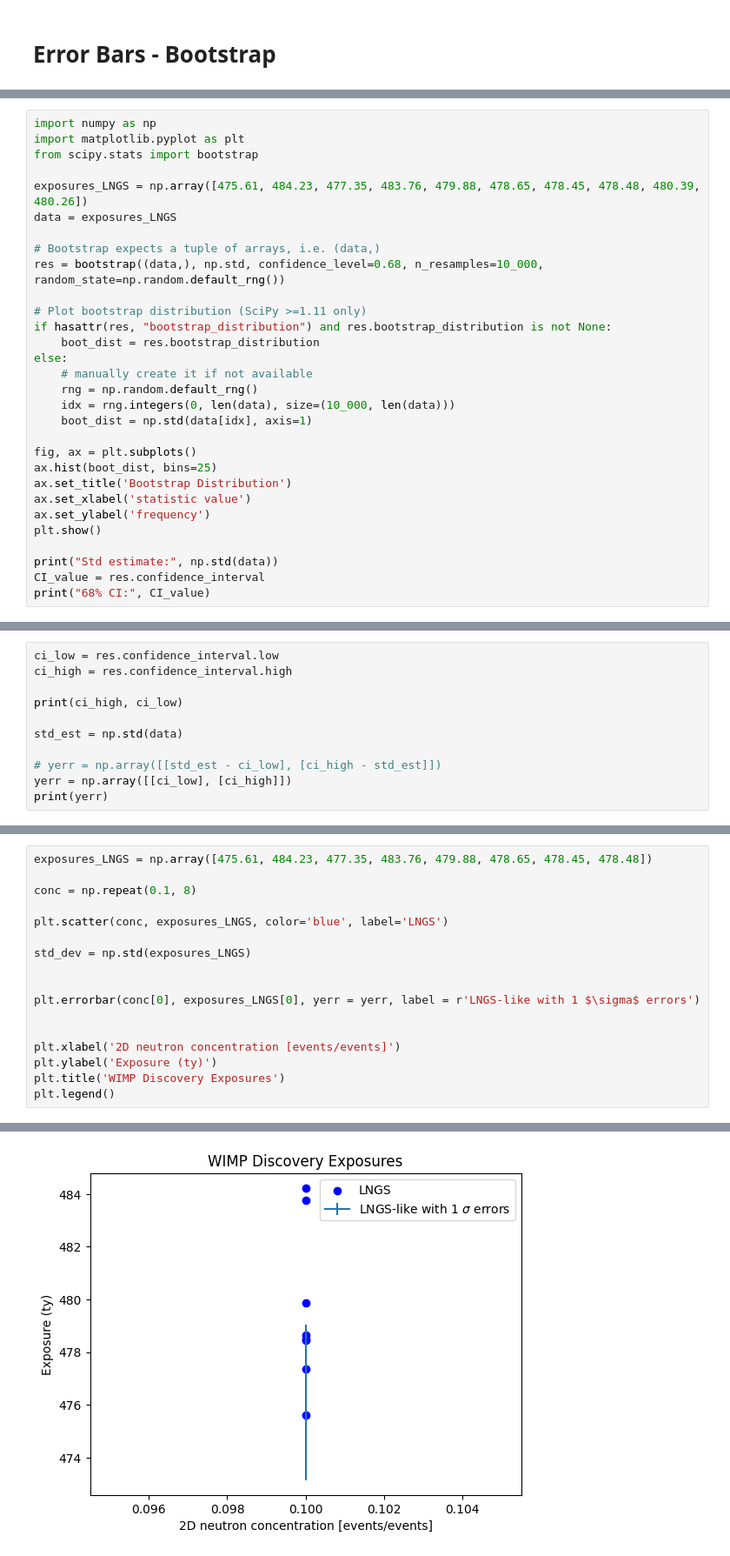
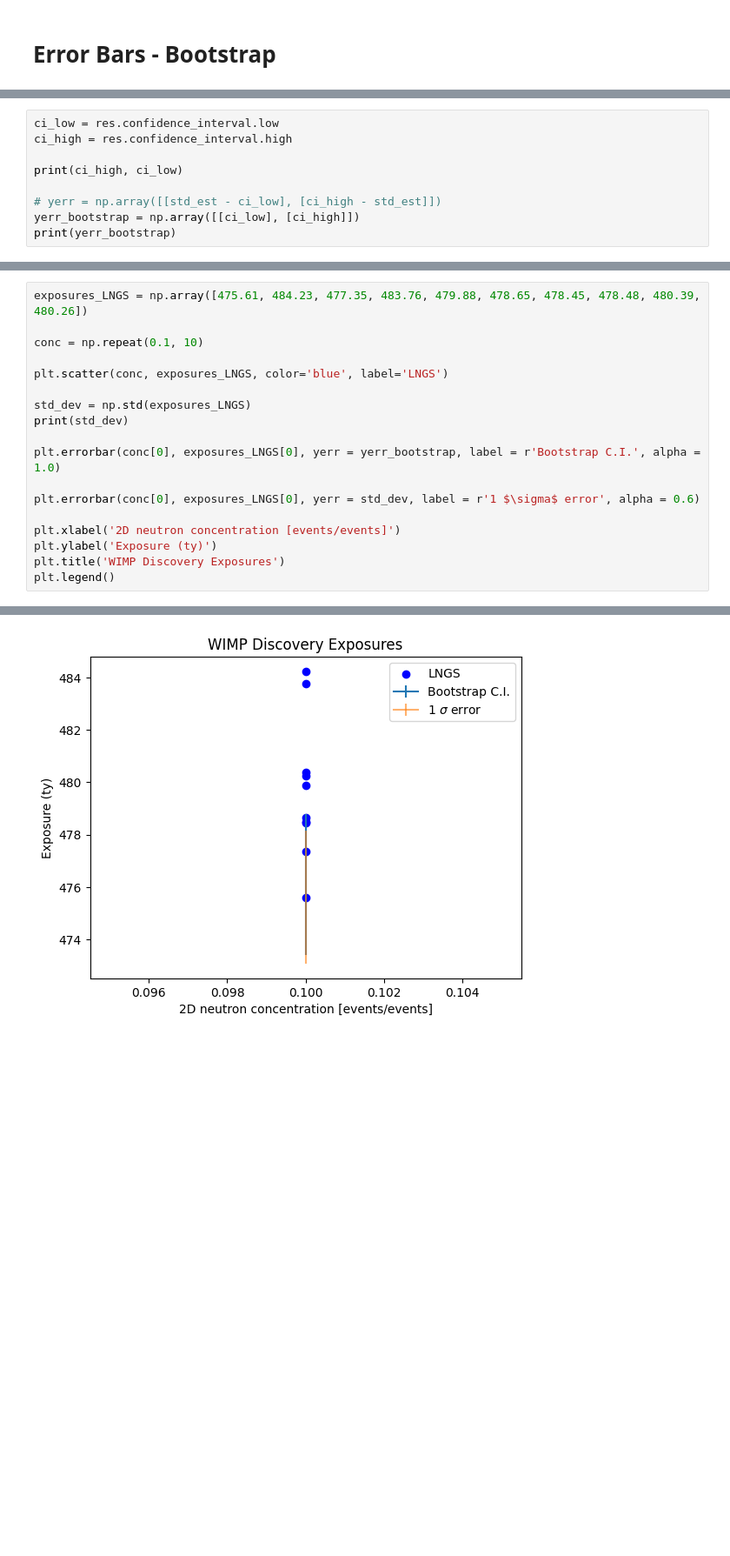
Before and after one commit to robertsjames/FlameFitSimple, a Jupyter notebook: analyses/WIMP_discovery/get_results_errors.ipynb, the cells around one changed output, grey strips where cells are left out. Shown at 87% size. Drawn from its saved outputs; the diff is of its cells as text; blank space fills up the shorter version.

```diff
--- a/analyses/WIMP_discovery/get_results_errors.ipynb
+++ b/analyses/WIMP_discovery/get_results_errors.ipynb
@@ -241,30 +712,0 @@ plt.show()
-# %%
-import numpy as np
-import matplotlib.pyplot as plt
-from scipy.stats import bootstrap
-
-exposures_LNGS = np.array([475.61, 484.23, 477.35, 483.76, 479.88, 478.65, 478.45, 478.48, 480.39, 480.26])
-data = exposures_LNGS
-
-# Bootstrap expects a tuple of arrays, i.e. (data,)
-res = bootstrap((data,), np.std, confidence_level=0.68, n_resamples=10_000, random_state=np.random.default_rng())
-
-# Plot bootstrap distribution (SciPy >=1.11 only)
-if hasattr(res, "bootstrap_distribution") and res.bootstrap_distribution is not None:
-    boot_dist = res.bootstrap_distribution
-else:
-    # manually create it if not available
-    rng = np.random.default_rng()
-    idx = rng.integers(0, len(data), size=(10_000, len(data)))
-    boot_dist = np.std(data[idx], axis=1)
-
-fig, ax = plt.subplots()
-ax.hist(boot_dist, bins=25)
-ax.set_title('Bootstrap Distribution')
-ax.set_xlabel('statistic value')
-ax.set_ylabel('frequency')
-plt.show()
-
-print("Std estimate:", np.std(data))
-CI_value = res.confidence_interval
-print("68% CI:", CI_value)
@@ -278,9 +716,7 @@ ci_high = res.confidence_interval.high
 
 print(ci_high, ci_low)
 
-std_est = np.std(data)
-
 # yerr = np.array([[std_est - ci_low], [ci_high - std_est]])
-yerr = np.array([[ci_low], [ci_high]])
-print(yerr)
+yerr_bootstrap = np.array([[ci_low], [ci_high]])
+print(yerr_bootstrap)
 # %% [output]
@@ -290,15 +726,16 @@ print(yerr)
 # %%
-exposures_LNGS = np.array([475.61, 484.23, 477.35, 483.76, 479.88, 478.65, 478.45, 478.48])
+exposures_LNGS = np.array([475.61, 484.23, 477.35, 483.76, 479.88, 478.65, 478.45, 478.48, 480.39, 480.26])
 
-conc = np.repeat(0.1, 8)
+conc = np.repeat(0.1, 10)
 
 plt.scatter(conc, exposures_LNGS, color='blue', label='LNGS')
 
 std_dev = np.std(exposures_LNGS)
+print(std_dev)
 
+plt.errorbar(conc[0], exposures_LNGS[0], yerr = yerr_bootstrap, label = r'Bootstrap C.I.', alpha = 1.0)
 
-plt.errorbar(conc[0], exposures_LNGS[0], yerr = yerr, label = r'LNGS-like with 1 $\sigma$ errors')
-
+plt.errorbar(conc[0], exposures_LNGS[0], yerr = std_dev, label = r'1 $\sigma$ error', alpha = 0.6)
 
 plt.xlabel('2D neutron concentration [events/events]')
 plt.ylabel('Exposure (ty)')
@@ -309 +747 @@ plt.legend()
-[figure, old version]
+[figure, new version]
```
Also changed, not shown: parts of 39 cells of this notebook, 38 other files.
